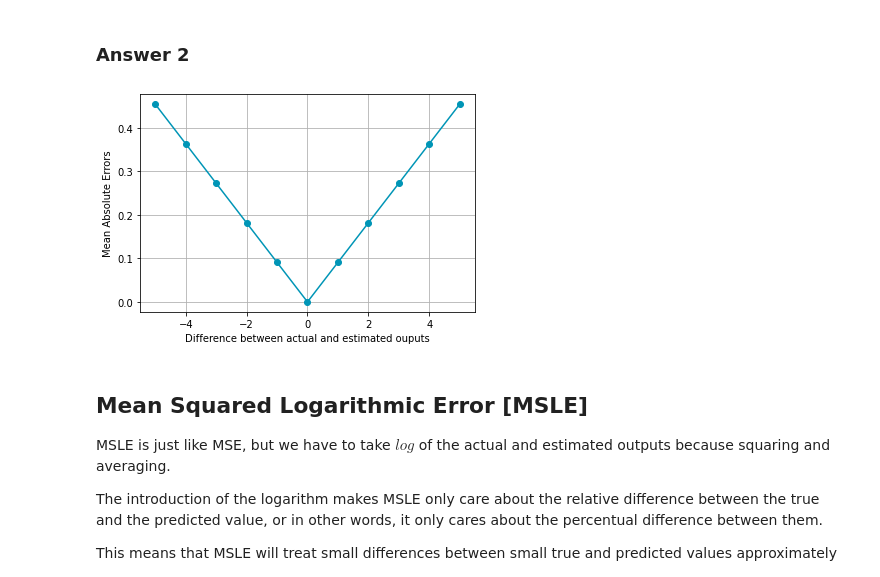
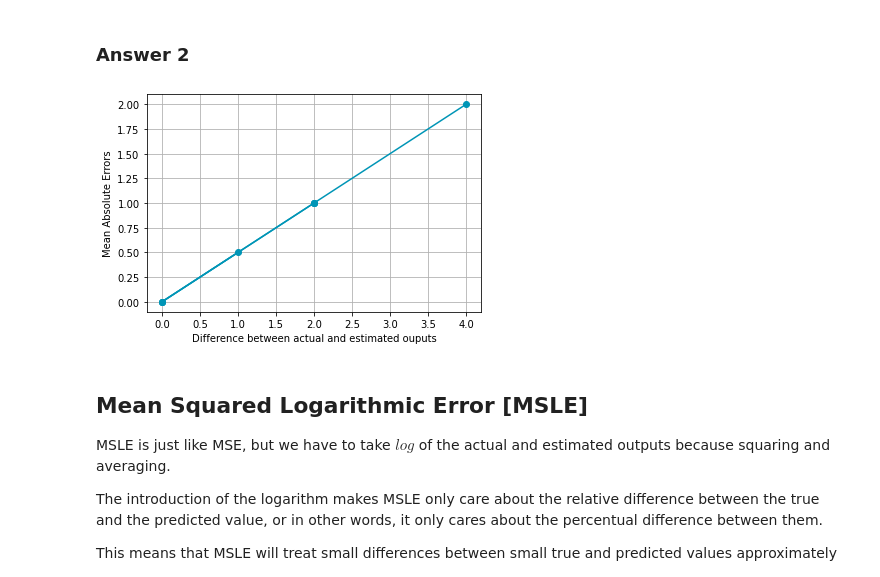
Before and after one commit to mahatigorthy/FutureMakers2022, a Jupyter notebook: Day_9_Introduction_to_Loss_Functions_MG.ipynb, the cells around one changed output. Drawn from its saved outputs; the diff is of its cells as text; code cells hidden in the pictures.

```diff
--- a/Day_9_Introduction_to_Loss_Functions_MG.ipynb
+++ b/Day_9_Introduction_to_Loss_Functions_MG.ipynb
@@ -157,18 +157,18 @@ Now that you know how MAE works, you need to plot the behavior of MAE for the sy
 # %% [markdown]
 ### Answer 2
 # %%
-errors = np.arange(-5, 6)
+errors = np.random.randint(5, size=(2, 4))
 n = len(errors)
 
 mae = np.abs(errors)/n
 
 plt.plot(errors, mae, c='#0095B6', marker='o')
 plt.grid()
 plt.xlabel('Difference between actual and estimated ouputs')
 plt.ylabel('Mean Absolute Errors')
 plt.show()
 # %% [output]
-[figure, old version]
+[figure, new version]
 # %% [markdown]
 ## Mean Squared Logarithmic Error [MSLE]
 
```
Also changed, not shown: parts of 7 cells of this notebook.
